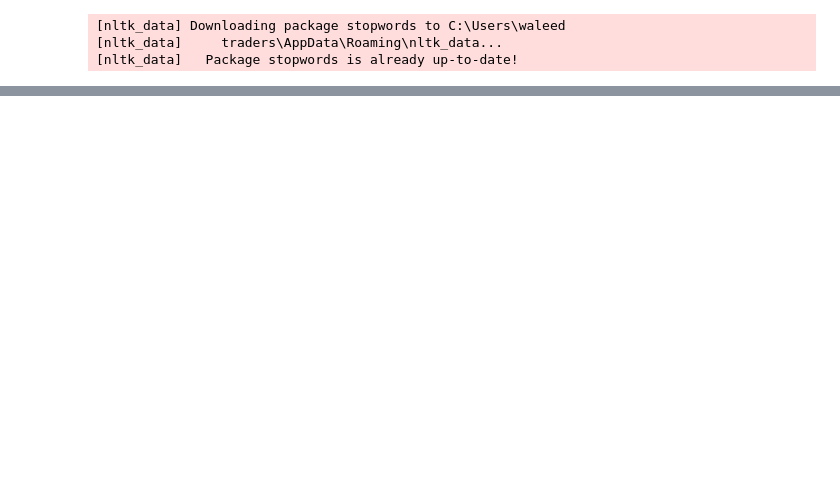
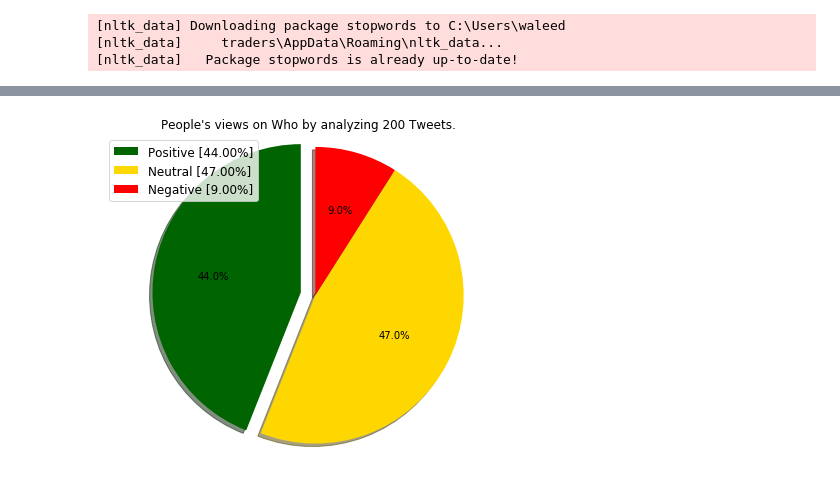
Before and after one commit to AnwarJamal16/Blogpost, a Jupyter notebook: sentiment_analysis.ipynb, the cells around one changed output, grey strips where cells are left out. Drawn from its saved outputs; the diff is of its cells as text; code cells hidden in the pictures; blank space fills up the shorter version.

Commit message:
Sentimet analysis Completed

```diff
--- a/sentiment_analysis.ipynb
+++ b/sentiment_analysis.ipynb
@@ -27,0 +155,88 @@ from wordcloud import WordCloud,STOPWORDS
+# %%
+
+# creating some variables to store info
+
+polarity = 0
+positive = 0
+negative = 0
+neutral = 0
+
+positive_word = []
+negtive_word = []
+
+#tweets = []
+tweet_text = []
+
+
+def clean_tweet(tweet):
+
+    """
+     Clean data by remove Links, Special Characters etc from tweet
+    """
+
+    return ' '.join(re.sub("(@[A-Za-z0-9]+)|([^0-9A-Za-z \t]) | (\w +:\ / \ / \S +)", " ", tweet).split())
+
+
+def calculate_percentage(part, whole):
+
+    """
+    Calculate percentage of tweets polarity
+
+    """
+    temp = 100 * float(part) / float(whole)
+    return format(temp, '.2f')
+
+
+def plot_chart(positive, neutral, negative, search_term, no_of_terms):
+
+    """
+    Draw pie chart showing classification of sentimets
+    """
+
+    labels = ['Positive [' + str(positive) + '%]', 'Neutral [' + str(neutral) + '%]','Negative [' + str(negative) + '%]']
+    sizes = [positive, neutral, negative]
+    colors = ['darkgreen', 'gold', 'red']
+    explode = (0.1, 0, 0)
+    fig1, ax1 = plt.subplots(figsize=(6, 5))
+    ax1.pie(sizes,colors= colors, explode=explode, autopct='%1.1f%%',shadow=True, startangle=90)
+    plt.legend(labels, loc="upper left" , prop={'size': 12})
+    plt.title('People\'s views on ' + search_term + ' by analyzing ' + str(no_of_terms) + ' Tweets.')
+    ax1.axis('equal')
+    plt.tight_layout()
+    plt.show()
+
+
+
+# iterating through tweets fetched
+for tweet in tweets:
+
+    #Append to temp so that we can store in csv later. I use encode UTF-8
+    tweet_text.append(clean_tweet(tweet.text).encode('utf-8'))
+
+    # print (tweet.text.translate(non_bmp_map))    #print tweet's text
+    analysis = TextBlob(tweet.text)
+
+    # print(analysis.sentiment)  # print tweet's polarity
+    polarity += analysis.sentiment.polarity
+
+    # adding reaction of how people are reacting to find average later
+
+    if (analysis.sentiment.polarity == 0):
+        neutral += 1
+    elif (analysis.sentiment.polarity > 0 ):
+        positive_word.append(tweet.text)
+        positive += 1
+    elif (analysis.sentiment.polarity < 0):
+        negtive_word.append(tweet.text)
+        negative += 1
+
+
+
+# finding average of people's sentiments
+positive = calculate_percentage(positive, no_of_terms)
+negative = calculate_percentage(negative, no_of_terms)
+neutral = calculate_percentage(neutral, no_of_terms)
+
+plot_chart(positive, neutral, negative, search_term, no_of_terms)
+# %% [output]
+[figure, added]
```
Also changed, not shown: parts of 13 cells of this notebook, 1 other file.
